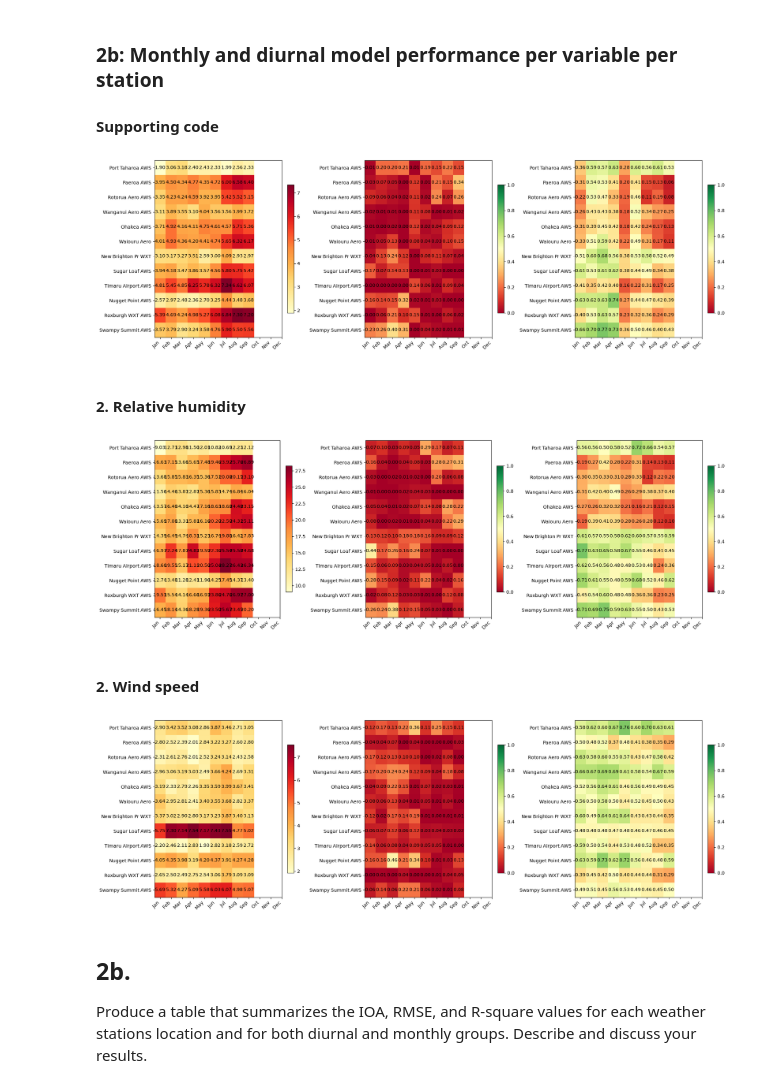
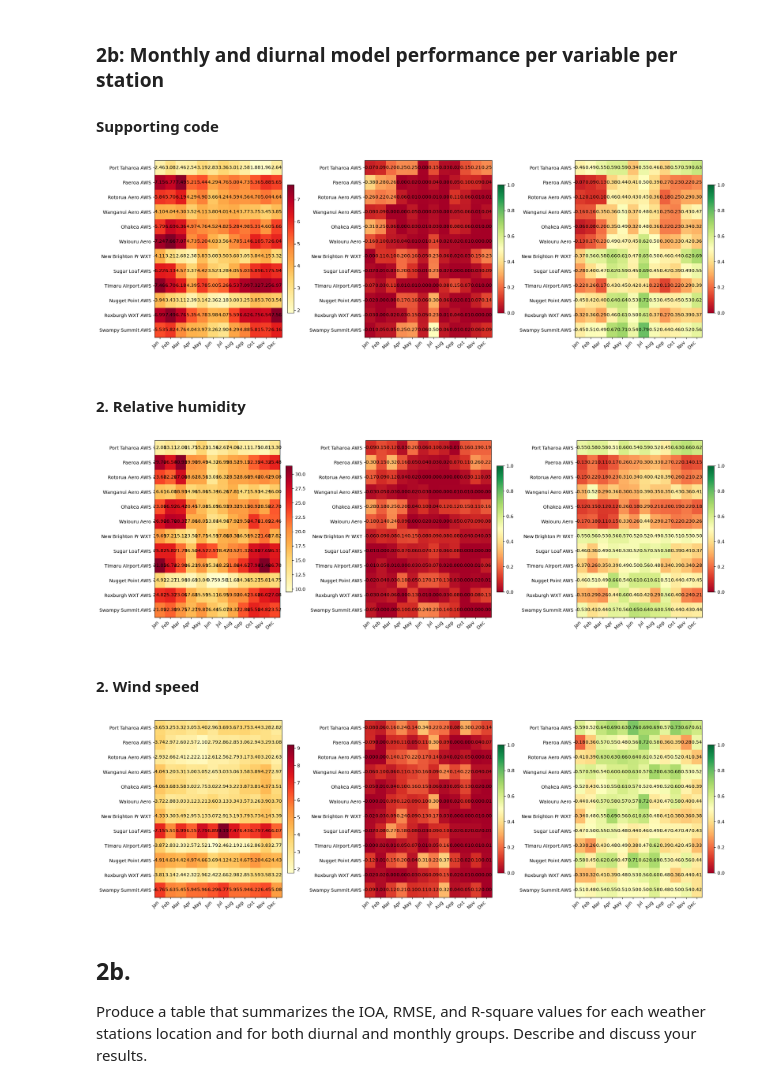
Before and after one commit to tineke-corin/GISC405, a Jupyter notebook: tco111_Ass02.ipynb, the cells around one changed output. Saved outputs shown, nothing was run; the diff lists cells and outputs as text; code cells hidden in the pictures.

```diff
--- a/tco111_Ass02.ipynb
+++ b/tco111_Ass02.ipynb
@@ -889,30 +866,30 @@ def plot_metric_heatmaps(loc_names, rmse_mat, r2_mat, ioa_mat):
     plt.tight_layout()
     return fig
 # %%
-temp_monthly_stats = compute_grouped_metrics(temperature_model, temperature_obs, 'time.month', LOCATIONS)
+temp_monthly_stats = compute_grouped_metrics(temperature_model, temperature_obs, LOCATIONS, 'time.month')
 loc_names, rmse_mat, r2_mat, ioa_mat = matrices_from_monthly(temp_monthly_stats, LOCATIONS)
 temp_fig = plot_metric_heatmaps(loc_names, rmse_mat, r2_mat, ioa_mat)
 temp_fig.show()
 # %% [output]
-[figure, old version]
+[figure, new version]
 # %% [markdown]
 #### 2. Relative humidity
 # %%
-rh_monthly_stats = compute_grouped_metrics(relative_humidity_model, relative_humidity_obs, 'time.month', LOCATIONS)
+rh_monthly_stats = compute_grouped_metrics(relative_humidity_model, relative_humidity_obs, LOCATIONS, 'time.month')
 loc_names, rmse_mat, r2_mat, ioa_mat = matrices_from_monthly(rh_monthly_stats, LOCATIONS)
 temp_fig = plot_metric_heatmaps(loc_names, rmse_mat, r2_mat, ioa_mat)
 temp_fig.show()
 # %% [output]
-[figure, old version]
+[figure, new version]
 # %% [markdown]
 #### 2. Wind speed
 # %%
-ws_monthly_stats = compute_grouped_metrics(wind_speed_model, wind_speed_obs, 'time.month', LOCATIONS)
+ws_monthly_stats = compute_grouped_metrics(wind_speed_model, wind_speed_obs, LOCATIONS, 'time.month')
 loc_names, rmse_mat, r2_mat, ioa_mat = matrices_from_monthly(ws_monthly_stats, LOCATIONS)
 temp_fig = plot_metric_heatmaps(loc_names, rmse_mat, r2_mat, ioa_mat)
 temp_fig.show()
 # %% [output]
-[figure, old version]
+[figure, new version]
 # %% [markdown]
 ## 2b.
 
```
Also changed, not shown: parts of 1 cell of this notebook.
